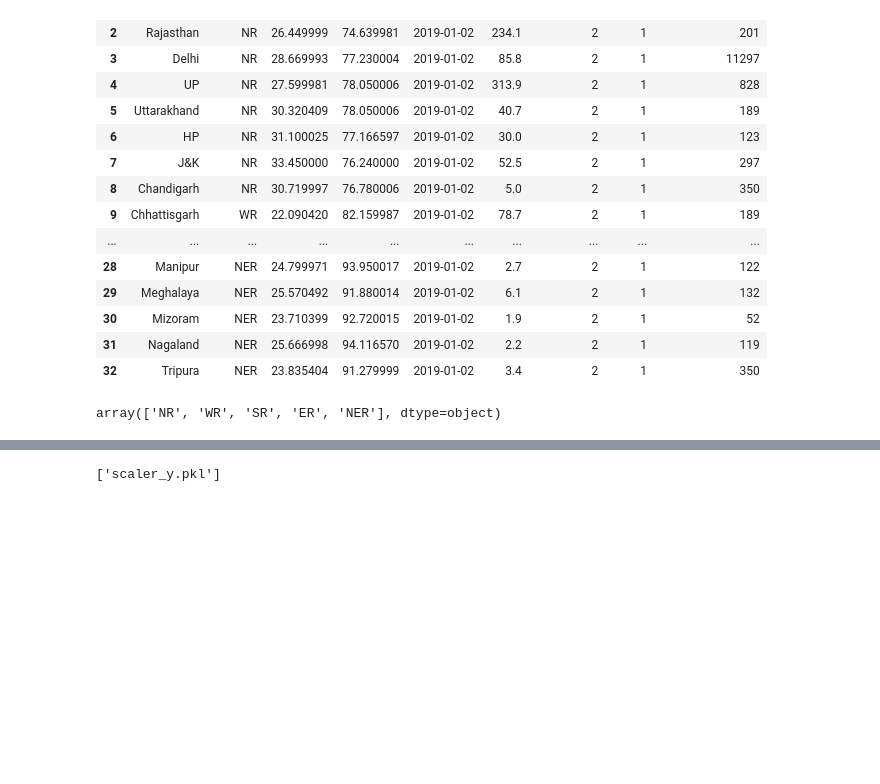
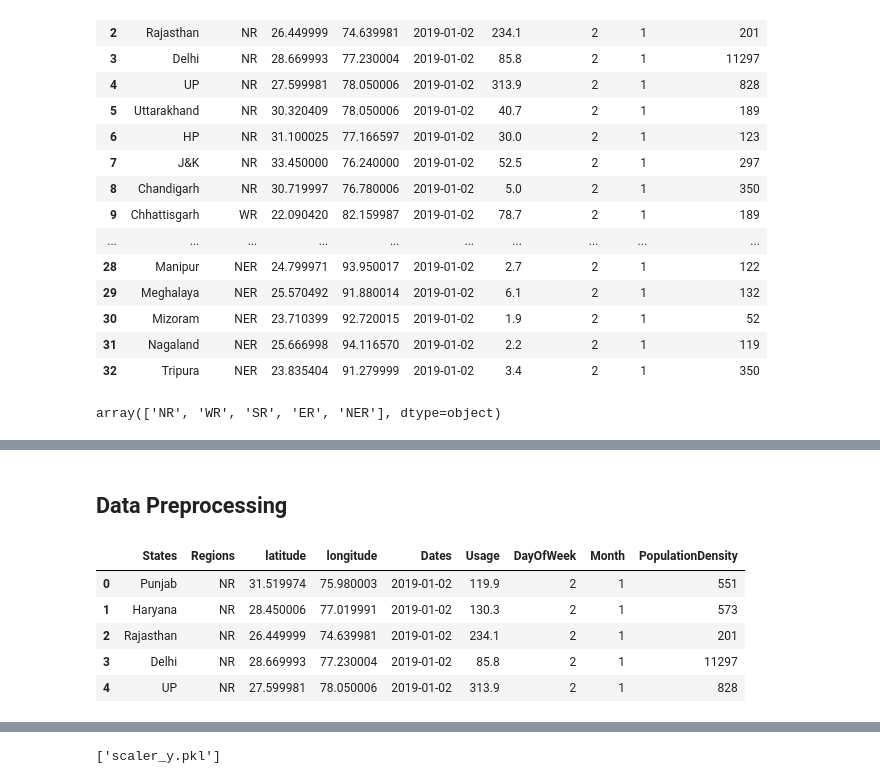
Before and after one commit to sujeetgund/energy-consumption-forecasting, a Jupyter notebook: energy-consumption-forecasting.ipynb, the cells around one changed output, grey strips where cells are left out. Drawn from its saved outputs; the diff is of its cells as text; code cells hidden in the pictures; blank space fills up the shorter version.

```diff
--- a/energy-consumption-forecasting.ipynb
+++ b/energy-consumption-forecasting.ipynb
@@ -359,0 +109,11 @@ model.save("lstm_energy_forecasting.h5")
+# %% [markdown]
+## Data Preprocessing
+# %%
+df.head()
+# %% [output]
+|  | States | Regions | latitude | longitude | Dates | Usage | DayOfWeek | Month | PopulationDensity |
+| 0 | Punjab | NR | 31.519974 | 75.980003 | 2019-01-02 | 119.9 | 2 | 1 | 551 |
+| 1 | Haryana | NR | 28.450006 | 77.019991 | 2019-01-02 | 130.3 | 2 | 1 | 573 |
+| 2 | Rajasthan | NR | 26.449999 | 74.639981 | 2019-01-02 | 234.1 | 2 | 1 | 201 |
+| 3 | Delhi | NR | 28.669993 | 77.230004 | 2019-01-02 | 85.8 | 2 | 1 | 11297 |
+| 4 | UP | NR | 27.599981 | 78.050006 | 2019-01-02 | 313.9 | 2 | 1 | 828 |
```
Also changed, not shown: parts of 49 cells of this notebook.
